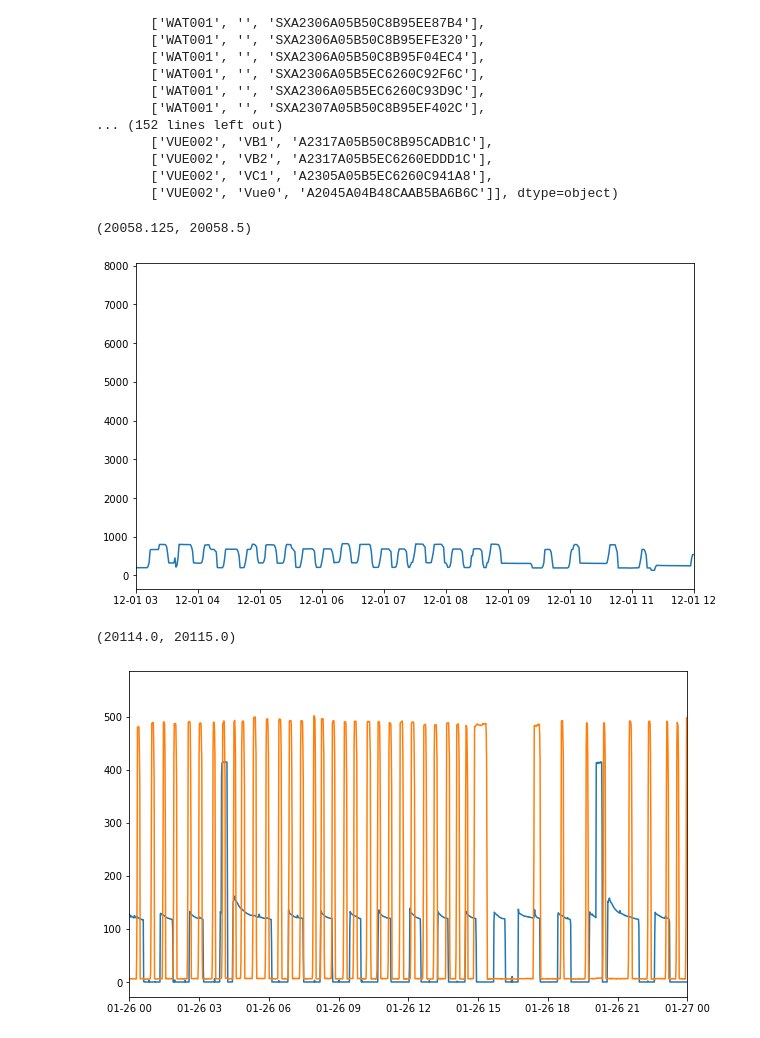
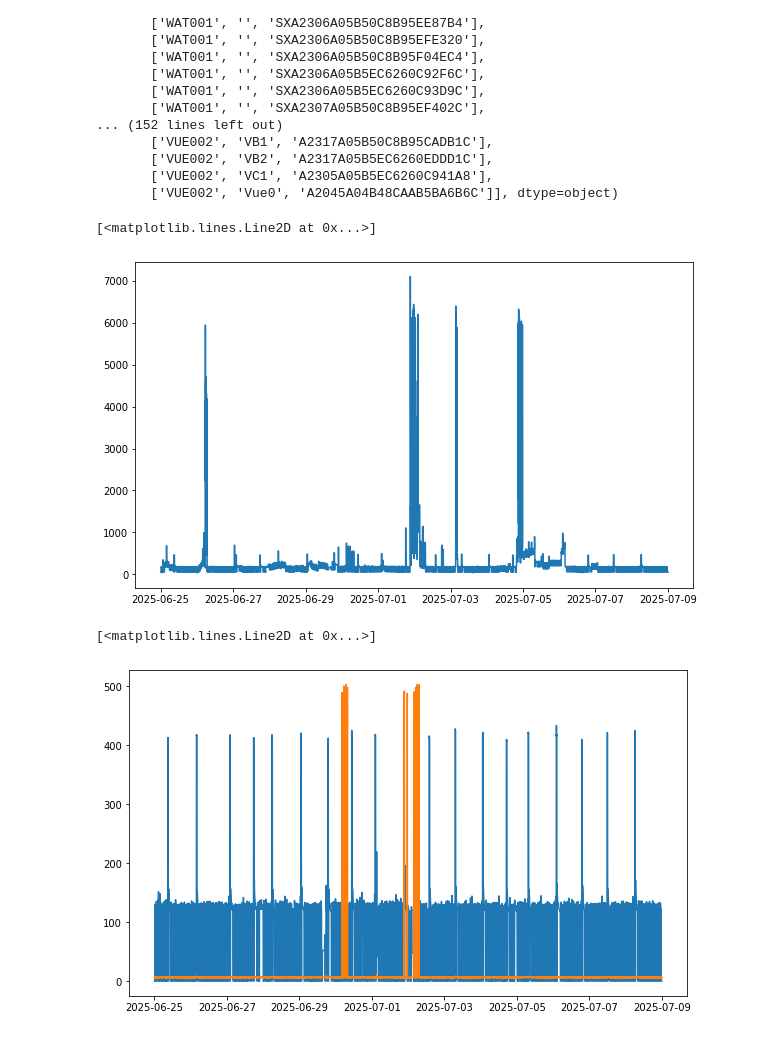
Before and after one commit to PIC-Lab/community_energy_control, a Jupyter notebook: community_sim/communityController/buildingController/thermal_rc_model/analysis.ipynb, the cells around one changed output. Cells and saved outputs as stored; diff of their text form; code cells hidden in the pictures.

```diff
--- a/community_sim/communityController/buildingController/thermal_rc_model/analysis.ipynb
+++ b/community_sim/communityController/buildingController/thermal_rc_model/analysis.ipynb
@@ -485,24 +485,24 @@ for name in ('Sloan_flex-f877', 'Sloan_flex-d54e'):
 # %%
 figure = plt.figure(figsize=(10, 6))
 plt.plot(totalPower_df['bucketed_time'], totalPower_df['average_power'])
-plt.xlim([dt.datetime(2024, 12, 1, 3), dt.datetime(2024, 12, 1, 12)])
+# plt.xlim([dt.datetime(2024, 12, 1, 3), dt.datetime(2024, 12, 1, 12)])
 # plt.xlim([dt.datetime(2024, 7, 1, 3), dt.datetime(2024, 7, 1, 12)])
 # %% [output]
-(20058.125, 20058.5)
+[<matplotlib.lines.Line2D at 0x...>]
-[figure, old version]
+[figure, new version]
 # %%
 fig = plt.figure(figsize=(10,6))
 # for chan in channelPowers:
 #     plt.plot(chan['bucketed_time'], chan['average_power'])
 chan = channelPowers[5]
 plt.plot(chan['bucketed_time'], chan['average_power'])
 chan = channelPowers[7]
 chan.loc[chan['average_power'] > 8000, 'average_power'] = 0
 plt.plot(chan['bucketed_time'], chan['average_power'])
-plt.xlim([dt.datetime(2025, 1, 26), dt.datetime(2025, 1, 27)])
+# plt.xlim([dt.datetime(2025, 1, 26), dt.datetime(2025, 1, 27)])
 # %% [output]
-(20114.0, 20115.0)
+[<matplotlib.lines.Line2D at 0x...>]
-[figure, old version]
+[figure, new version]
 # %%
 building_df = pd.read_csv('../../../results/17_out.csv', nrows=57600, usecols=['Time', 'Site Outdoor Air Temperature', 'living space Air Temperature', 'air source heat pump airloop Discharge Air Temp Sensor'])
 dates = pd.to_datetime(building_df['Time'], format='%Y-%m-%d %H:%M:%S')
```
Also changed, not shown: parts of 4 cells of this notebook, 16 other files.
